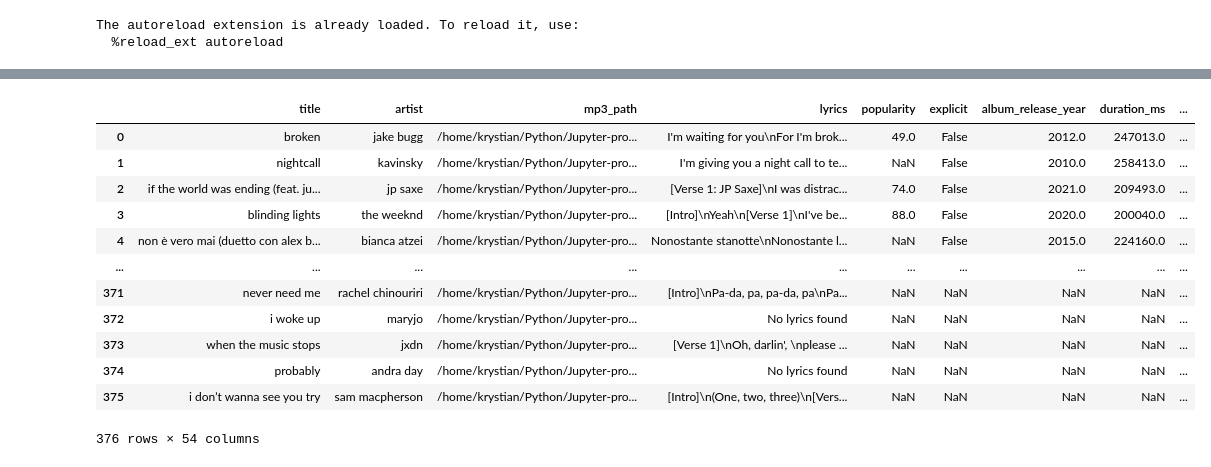
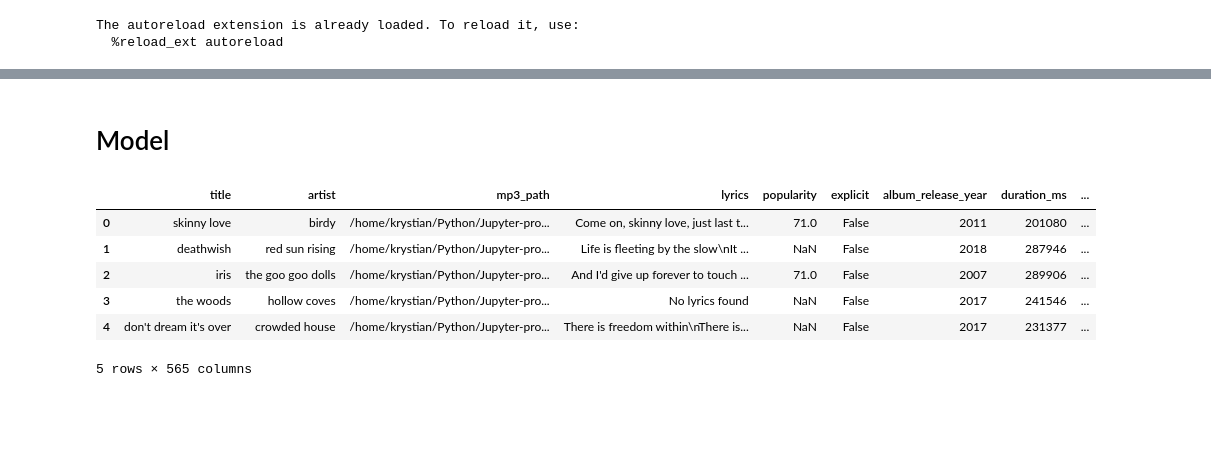
Before and after one commit to KrystianPielat/songs_analysis, a Jupyter notebook: main.ipynb, the cells around one changed output, grey strips where cells are left out. Saved outputs shown, nothing was run; the diff lists cells and outputs as text; code cells hidden in the pictures; blank space fills up the shorter version.

Commit message:
initial model notebook

```diff
--- a/main.ipynb
+++ b/main.ipynb
@@ -76,0 +61,8 @@ Index(['title', 'artist', 'mp3_path', 'lyrics', 'popularity', 'explicit',
+# %%
+# Fixing the dtypes
+int_columns = ['duration_ms', 'album_release_year']
+df[int_columns] = df[int_columns].astype(int)
+
+df.key = df.key.astype('category')
+df['mode'] = df['mode'].astype('category')
+df.time_signature = df.time_signature.astype('category')
@@ -76,0 +179,4 @@ Index(['title', 'artist', 'mp3_path', 'lyrics', 'popularity', 'explicit',
+# %%
+df = pd.concat([df, features], axis=1)
+# %% [markdown]
+# Model
@@ -77,16 +188,10 @@ Index(['title', 'artist', 'mp3_path', 'lyrics', 'popularity', 'explicit',
 # %%
-df
+df.head()
 # %% [output]
 |  | title | artist | mp3_path | lyrics | popularity | explicit | album_release_year | duration_ms | ... |
-| 0 | broken | jake bugg | /home/krystian/Python/Jupyter-pro... | I'm waiting for you\nFor I'm brok... | 49.0 | False | 2012.0 | 247013.0 | ... |
-| 1 | nightcall | kavinsky | /home/krystian/Python/Jupyter-pro... | I'm giving you a night call to te... | NaN | False | 2010.0 | 258413.0 | ... |
-| 2 | if the world was ending (feat. ju... | jp saxe | /home/krystian/Python/Jupyter-pro... | [Verse 1: JP Saxe]\nI was distrac... | 74.0 | False | 2021.0 | 209493.0 | ... |
-| 3 | blinding lights | the weeknd | /home/krystian/Python/Jupyter-pro... | [Intro]\nYeah\n[Verse 1]\nI've be... | 88.0 | False | 2020.0 | 200040.0 | ... |
-| 4 | non è vero mai (duetto con alex b... | bianca atzei | /home/krystian/Python/Jupyter-pro... | Nonostante stanotte\nNonostante l... | NaN | False | 2015.0 | 224160.0 | ... |
-| ... | ... | ... | ... | ... | ... | ... | ... | ... | ... |
-| 371 | never need me | rachel chinouriri | /home/krystian/Python/Jupyter-pro... | [Intro]\nPa-da, pa, pa-da, pa\nPa... | NaN | NaN | NaN | NaN | ... |
-| 372 | i woke up | maryjo | /home/krystian/Python/Jupyter-pro... | No lyrics found | NaN | NaN | NaN | NaN | ... |
-| 373 | when the music stops | jxdn | /home/krystian/Python/Jupyter-pro... | [Verse 1]\nOh, darlin', \nplease ... | NaN | NaN | NaN | NaN | ... |
-| 374 | probably | andra day | /home/krystian/Python/Jupyter-pro... | No lyrics found | NaN | NaN | NaN | NaN | ... |
-| 375 | i don’t wanna see you try | sam macpherson | /home/krystian/Python/Jupyter-pro... | [Intro]\n(One, two, three)\n[Vers... | NaN | NaN | NaN | NaN | ... |
+| 0 | skinny love | birdy | /home/krystian/Python/Jupyter-pro... | Come on, skinny love, just last t... | 71.0 | False | 2011 | 201080 | ... |
+| 1 | deathwish | red sun rising | /home/krystian/Python/Jupyter-pro... | Life is fleeting by the slow\nIt ... | NaN | False | 2018 | 287946 | ... |
+| 2 | iris | the goo goo dolls | /home/krystian/Python/Jupyter-pro... | And I'd give up forever to touch ... | 71.0 | False | 2007 | 289906 | ... |
+| 3 | the woods | hollow coves | /home/krystian/Python/Jupyter-pro... | No lyrics found | NaN | False | 2017 | 241546 | ... |
+| 4 | don't dream it's over | crowded house | /home/krystian/Python/Jupyter-pro... | There is freedom within\nThere is... | NaN | False | 2017 | 231377 | ... |
-376 rows × 54 columns
+5 rows × 565 columns
```
Also changed, not shown: parts of 36 cells of this notebook, 4 other files.
